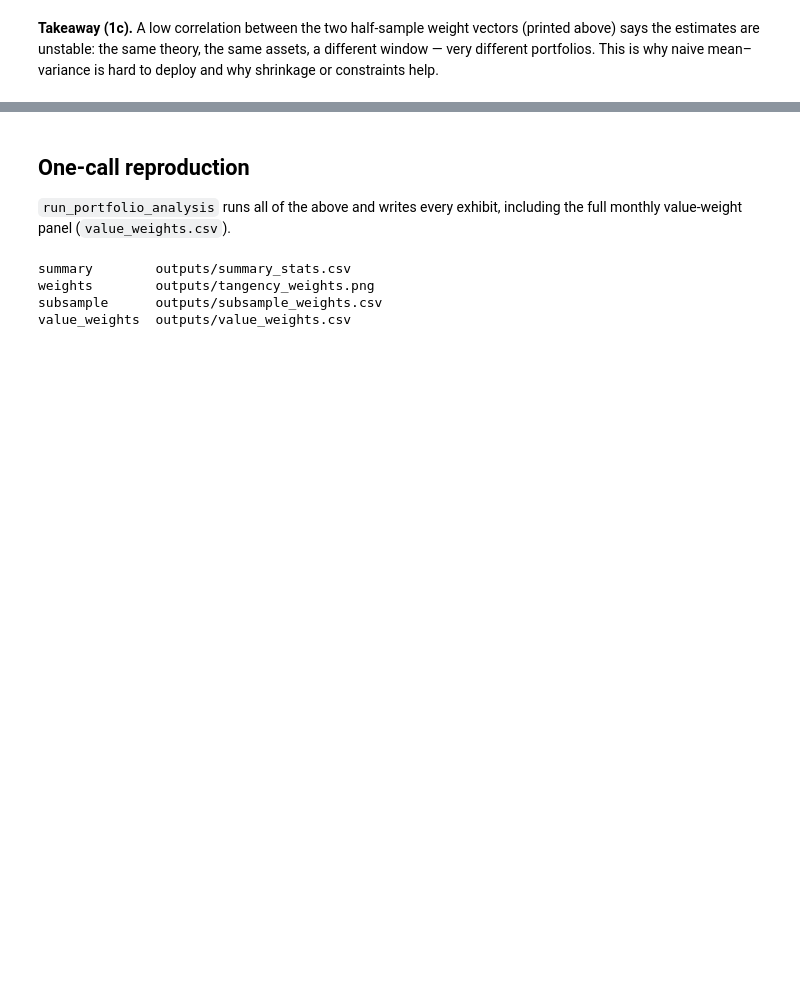
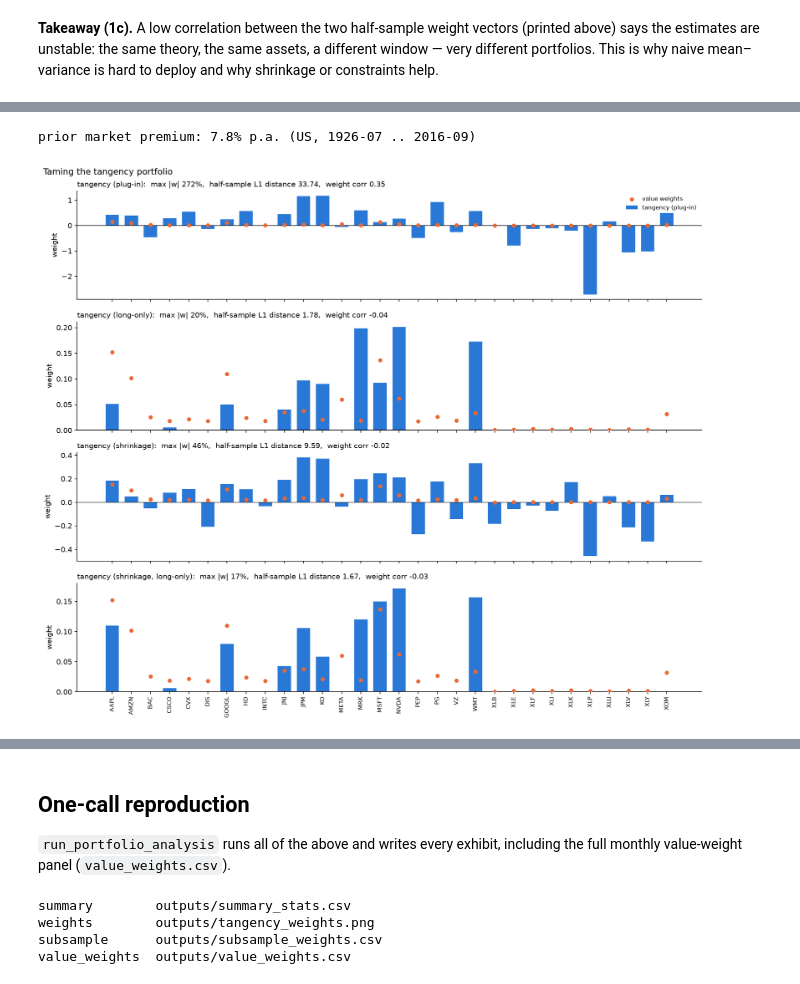
Before and after one commit to Prolead1/goldman, a Jupyter notebook: notebooks/portfolio_analysis.ipynb, the cells around one changed output, grey strips where cells are left out. Cells and saved outputs as stored; diff of their text form; code cells hidden in the pictures; blank space fills up the shorter version.

```diff
--- a/notebooks/portfolio_analysis.ipynb
+++ b/notebooks/portfolio_analysis.ipynb
@@ -190,0 +211,19 @@ naive mean–variance is hard to deploy and why shrinkage or constraints help.
+# %%
+import pandas as pd
+
+from goldman.analysis import plot_taming, taming_comparison
+from goldman.data import load_long_history
+
+history = load_long_history()  # Ken French files back to 1926
+start = pd.Period(returns.index[0], "M")
+prior_premium = history.factors_full["Mkt-RF"].loc[: start - 1].mean()
+print(f"prior market premium: {prior_premium * 12:.1%} p.a. (US, 1926-07 .. {start - 1})")
+
+taming = taming_comparison(returns.sub(rf, axis=0), value_weights.mean(), prior_premium)
+taming.table.to_csv(OUTPUT_DIR / "taming_table.csv")
+plot_taming(taming, OUTPUT_DIR / "taming_weights.png")
+display(Image(filename=OUTPUT_DIR / "taming_weights.png"))
+taming.table.round(3)
+# %% [output]
+prior market premium: 7.8% p.a. (US, 1926-07 .. 2016-09)
+[figure, added]
```
Also changed, not shown: parts of 69 cells of this notebook, 43 other files.
